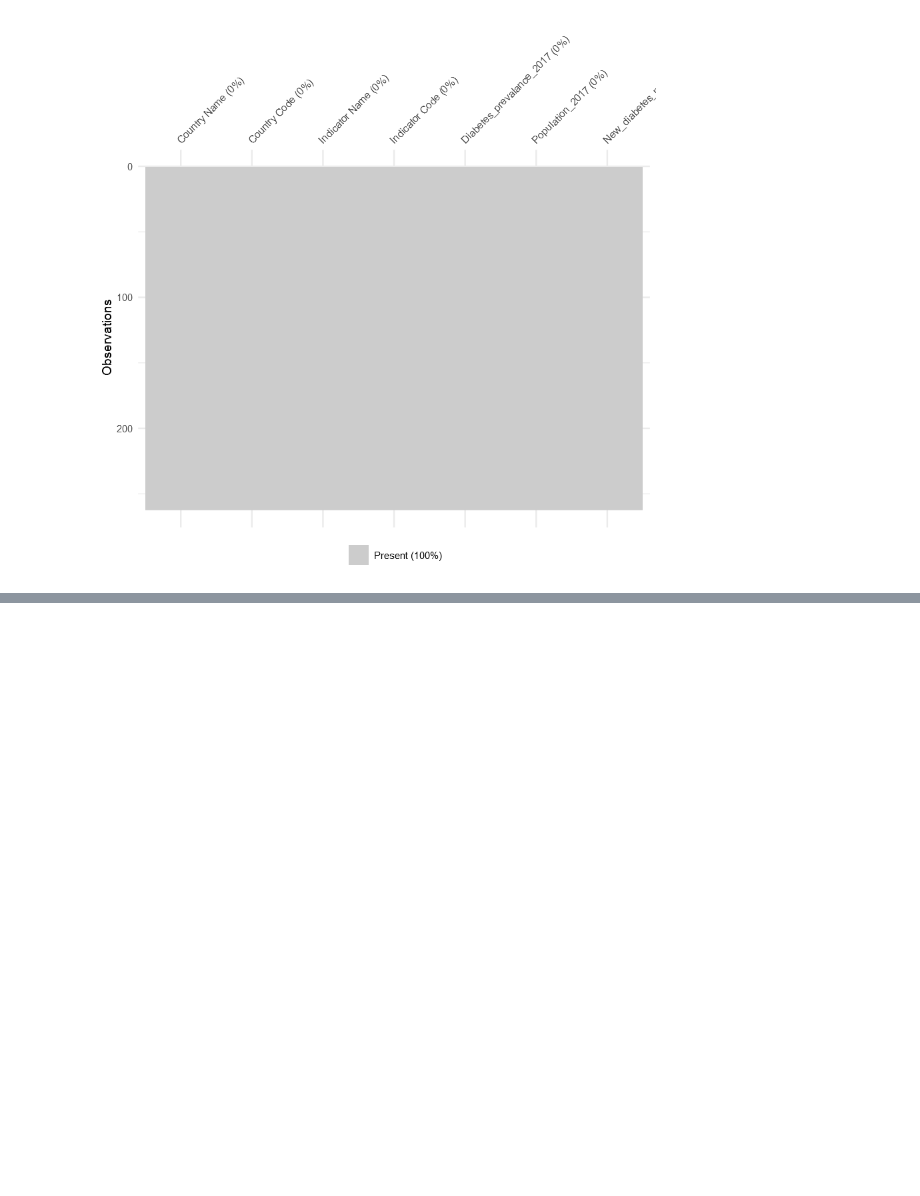
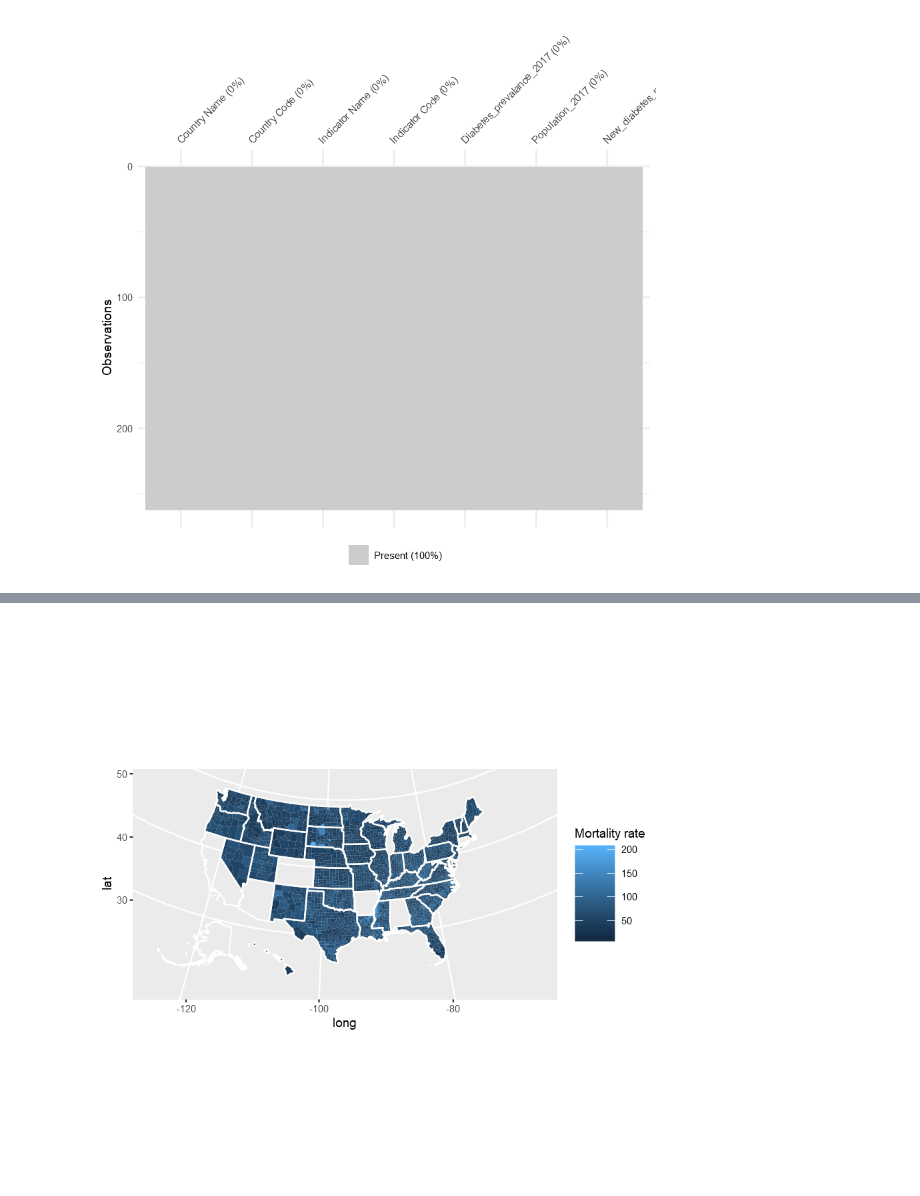
Before and after one commit to nll23/diabetes_wrangling, a Jupyter notebook: Data_countries.ipynb, the cells around one changed output, grey strips where cells are left out. Saved outputs shown, nothing was run; the diff lists cells and outputs as text; code cells hidden in the pictures; blank space fills up the shorter version.

```diff
--- a/Data_countries.ipynb
+++ b/Data_countries.ipynb
@@ -195,0 +436,2 @@ diabetes_population %>% vis_miss()
+# %%
+final_us_df <- head(us_mortality_df, -2)
@@ -195,0 +447,2 @@ diabetes_population %>% vis_miss()
+# %%
+final_us_df[,'FIPS'] <- sapply(final_us_df[,'FIPS'],as.character)
@@ -195,0 +465,8 @@ diabetes_population %>% vis_miss()
+# %%
+final_us_df[,'MORTALITY_1980'] <- sapply(final_us_df[,'MORTALITY_1980'],as.double)
+final_us_df[,'MORTALITY_1985'] <- sapply(final_us_df[,'MORTALITY_1985'],as.double)
+final_us_df[,'MORTALITY_1990'] <- sapply(final_us_df[,'MORTALITY_1990'],as.double)
+final_us_df[,'MORTALITY_1995'] <- sapply(final_us_df[,'MORTALITY_1995'],as.double)
+final_us_df[,'MORTALITY_2000'] <- sapply(final_us_df[,'MORTALITY_2000'],as.double)
+final_us_df[,'MORTALITY_2014'] <- sapply(final_us_df[,'MORTALITY_2014'],as.double)
+final_us_df %>% glimpse()
@@ -195,0 +487,2 @@ diabetes_population %>% vis_miss()
+# %%
+US_County_data <- left_join(final_us_df, counties, by = c("FIPS" = "county_fips"))
@@ -195,0 +499,13 @@ diabetes_population %>% vis_miss()
+# %%
+US_County_data %>%
+  ggplot(aes(long, lat, group = group, fill = MORTALITY_2014)) +
+  geom_polygon(color = NA) +
+  geom_polygon(data = states, mapping = aes(long, lat, group = group),
+               fill = NA, color = "#fffffd") +
+  coord_map(projection = "albers", lat0 = 39, lat1 = 45) +
+  theme(legend.title = element_text(),
+        legend.key.width = unit(.5, "in")) +
+  labs(fill = "Mortality rate")# +
+ # theme_urban_map()
+# %% [output]
+[figure, added]
```
Also changed, not shown: parts of 71 cells of this notebook.
